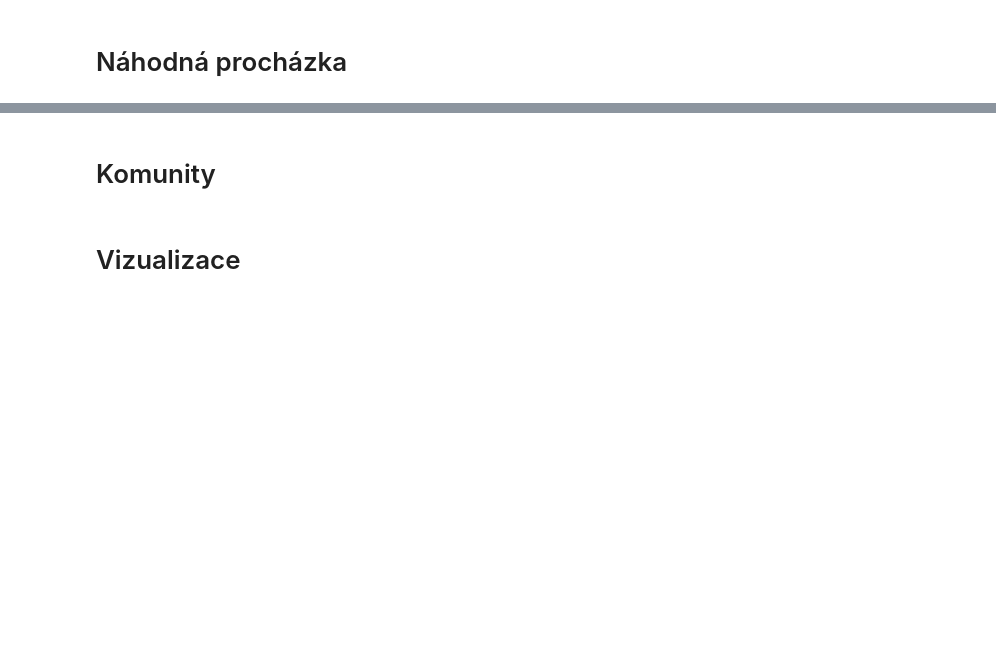
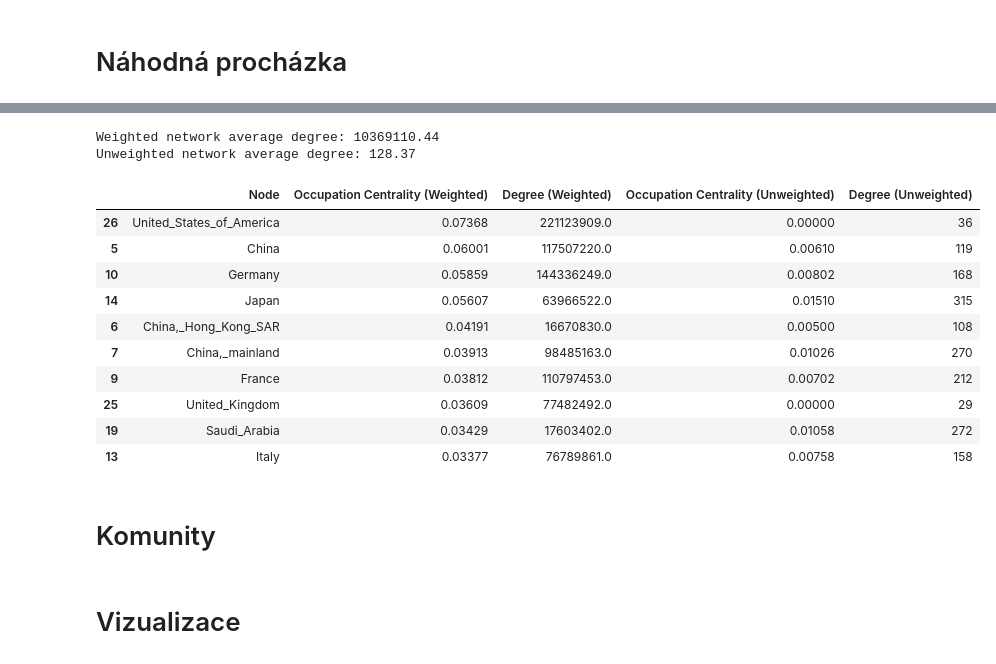
Before and after one commit to SLI0124/metody-analyzy-siti-ii, a Jupyter notebook: projects/implementation.ipynb, the cells around one changed output, grey strips where cells are left out. Cells and saved outputs as stored; diff of their text form; code cells hidden in the pictures; blank space fills up the shorter version.

Commit message:
feat(proj_b): still wip, random walk & a whole lotta of other stuff

```diff
--- a/projects/implementation.ipynb
+++ b/projects/implementation.ipynb
@@ -433,0 +745,32 @@ Weighted projection saved to ..\results\implementation\weighted_projection.csv
+# %%
+def occupation_centrality(G, steps=100000, weighted=False):
+    nodes = list(G.nodes())
+    occ = dict.fromkeys(nodes, 0)
+    current = np.random.choice(nodes)
+    for _ in range(steps):
+        occ[current] += 1
+        neighbors = list(G.successors(current))
+        if not neighbors:
+            current = np.random.choice(nodes)
+            continue
+        if weighted:
+            weights = np.array([G[current][nbr].get('weight', 1) for nbr in neighbors])
+            probs = weights / weights.sum()
+            current = np.random.choice(neighbors, p=probs)
+        else:
+            current = np.random.choice(neighbors)
+    occ_centrality = {n: occ[n] / steps for n in nodes}
+    return occ_centrality
+
+# Vážená síť
+occ_centrality_weighted = occupation_centrality(G_weighted, steps=100000, weighted=True)
+# Nevážená síť
+occ_centrality_unweighted = occupation_centrality(G_unweighted, steps=100000, weighted=False)
+
+# Převod na DataFrame pro zobrazení
+occ_df = pd.DataFrame({
+    'Node': [node_id_to_label[n] for n in G_weighted.nodes()],
+    'Occupation Centrality (Weighted)': [occ_centrality_weighted[n] for n in G_weighted.nodes()],
+    'Occupation Centrality (Unweighted)': [occ_centrality_unweighted[n] for n in G_unweighted.nodes()]
+})
+occ_df.sort_values('Occupation Centrality (Weighted)', ascending=False).head(10)
@@ -433,0 +885,27 @@ Weighted projection saved to ..\results\implementation\weighted_projection.csv
+# %%
+# Výpočet průměrného stupně pro váženou i neváženou síť
+avg_deg_weighted = np.mean([d for n, d in G_weighted.degree(weight='weight')]) # type: ignore
+avg_deg_unweighted = np.mean([d for n, d in G_unweighted.degree()]) # type: ignore
+
+print(f"Weighted network average degree: {avg_deg_weighted:.2f}")
+print(f"Unweighted network average degree: {avg_deg_unweighted:.2f}")
+
+# Porovnání top 10 uzlů podle occupation centrality a stupně
+occ_df['Degree (Weighted)'] = [G_weighted.degree(n, weight='weight') for n in G_weighted.nodes()] # type: ignore
+occ_df['Degree (Unweighted)'] = [G_unweighted.degree(n) for n in G_unweighted.nodes()] # type: ignore
+
+occ_df[['Node', 'Occupation Centrality (Weighted)', 'Degree (Weighted)', 'Occupation Centrality (Unweighted)', 'Degree (Unweighted)']].sort_values('Occupation Centrality (Weighted)', ascending=False).head(10)
+# %% [output]
+Weighted network average degree: 10369110.44
+Unweighted network average degree: 128.37
+|  | Node | Occupation Centrality (Weighted) | Degree (Weighted) | Occupation Centrality (Unweighted) | Degree (Unweighted) |
+| 26 | United_States_of_America | 0.07368 | 221123909.0 | 0.00000 | 36 |
+| 5 | China | 0.06001 | 117507220.0 | 0.00610 | 119 |
+| 10 | Germany | 0.05859 | 144336249.0 | 0.00802 | 168 |
+| 14 | Japan | 0.05607 | 63966522.0 | 0.01510 | 315 |
+| 6 | China,_Hong_Kong_SAR | 0.04191 | 16670830.0 | 0.00500 | 108 |
+| 7 | China,_mainland | 0.03913 | 98485163.0 | 0.01026 | 270 |
+| 9 | France | 0.03812 | 110797453.0 | 0.00702 | 212 |
+| 25 | United_Kingdom | 0.03609 | 77482492.0 | 0.00000 | 29 |
+| 19 | Saudi_Arabia | 0.03429 | 17603402.0 | 0.01058 | 272 |
+| 13 | Italy | 0.03377 | 76789861.0 | 0.00758 | 158 |
```
Also changed, not shown: parts of 50 cells of this notebook.
